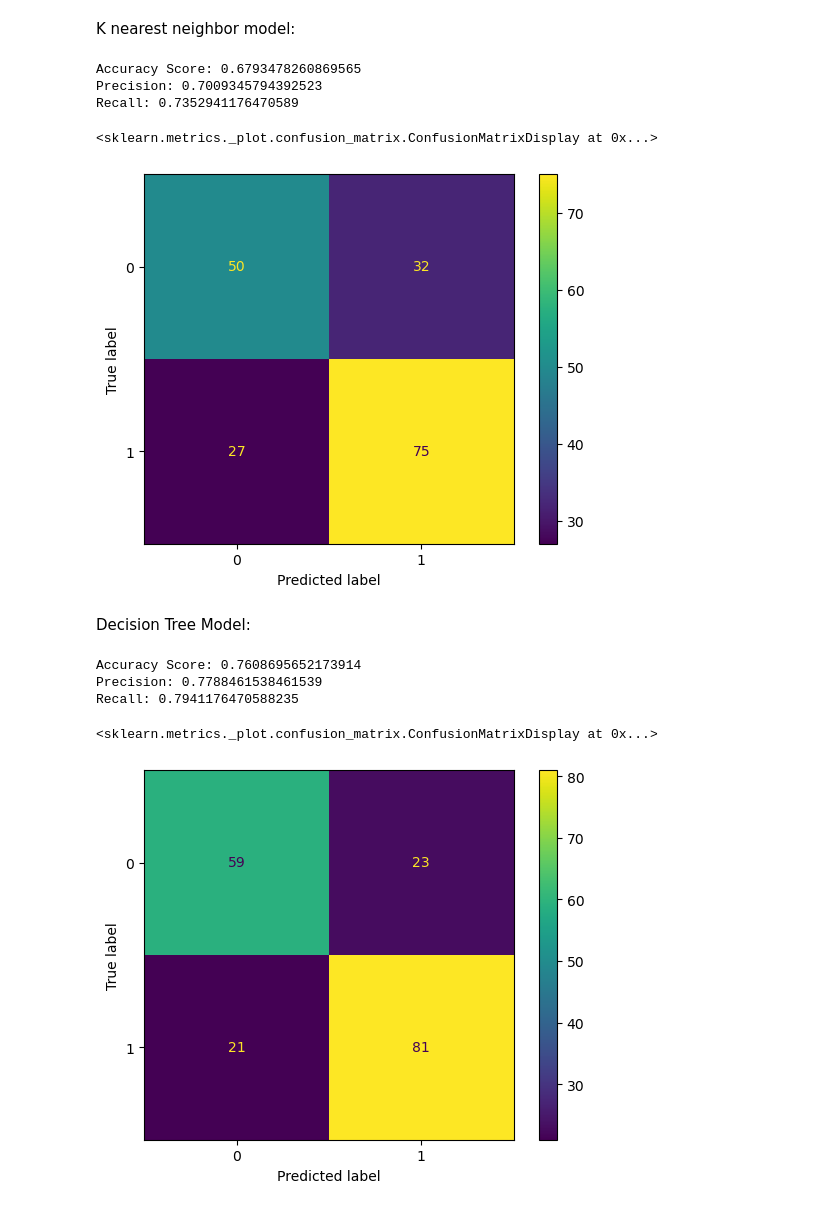
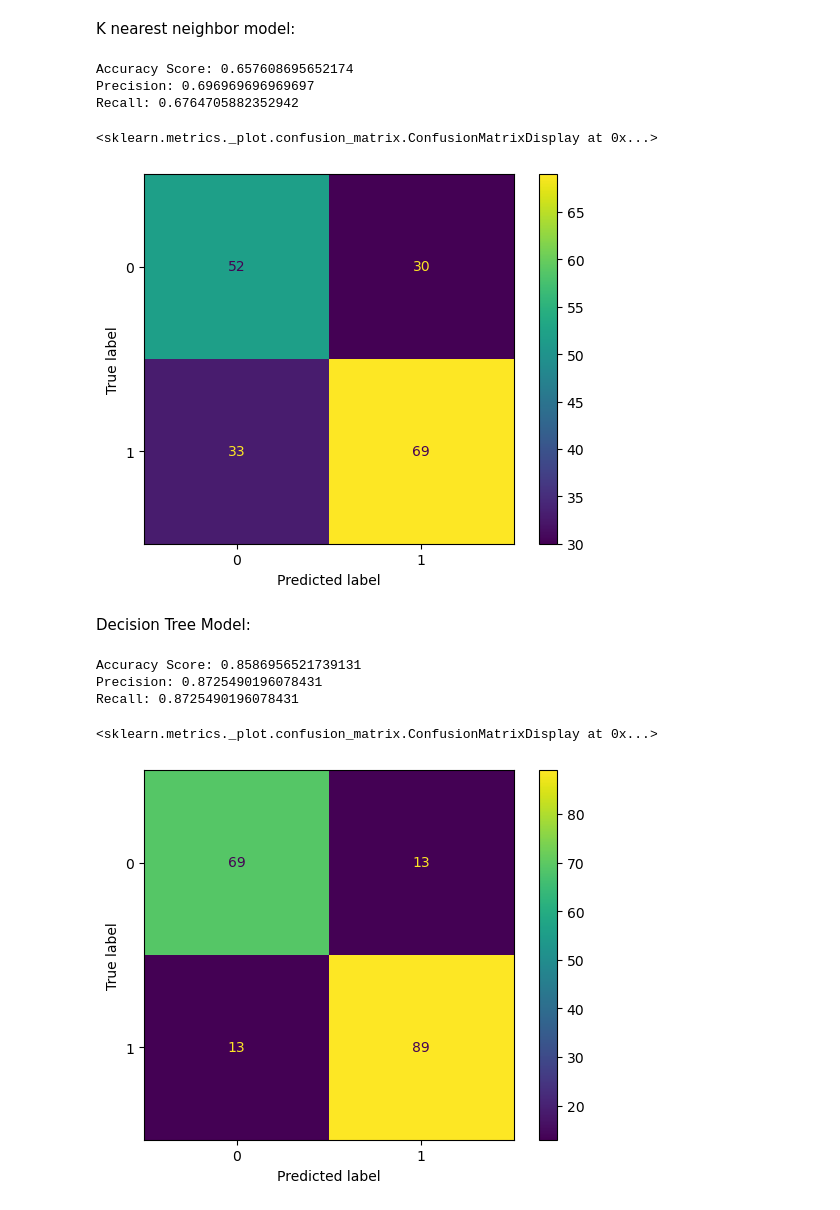
Before and after one commit to MatthewThompson35/DataAnalyticsProject3, a Jupyter notebook: Project3_MatthewThompson.ipynb, the cells around one changed output. Drawn from its saved outputs; the diff is of its cells as text; code cells hidden in the pictures.

```diff
--- a/Project3_MatthewThompson.ipynb
+++ b/Project3_MatthewThompson.ipynb
@@ -308,8 +310,8 @@ Recall: 0.8725490196078431
 K nearest neighbor model:
 # %%
 from sklearn.neighbors import KNeighborsClassifier
-knn = KNeighborsClassifier(n_neighbors=11)
-knn.fit(x_train, y_train)
+knn = KNeighborsClassifier(n_neighbors=8, metric='minkowski', p=2 )
+knn.fit(oversampled_x, oversampled_y.values.ravel())
 
 test_pred_knn = knn.predict(x_test)
 
@@ -318,28 +320,30 @@ print(f"Precision: {precision_score(y_test, test_pred_knn)}")
 print(f"Recall: {recall_score(y_test, test_pred_knn)}")
 ConfusionMatrixDisplay.from_estimator(knn, x_test, y_test)
 # %% [output]
-Accuracy Score: 0.6793478260869565
-Precision: 0.7009345794392523
-Recall: 0.7352941176470589
+Accuracy Score: 0.657608695652174
+Precision: 0.696969696969697
+Recall: 0.6764705882352942
 <sklearn.metrics._plot.confusion_matrix.ConfusionMatrixDisplay at 0x...>
-[figure, old version]
+[figure, new version]
 # %% [markdown]
 Decision Tree Model:
 # %%
 from sklearn.tree import DecisionTreeClassifier
-dt = DecisionTreeClassifier(random_state=42)
+from sklearn import tree
+
+dt = tree.DecisionTreeClassifier(max_depth=3)
 dt.fit(oversampled_x, oversampled_y.values.ravel())
 
 test_pred_dt = dt.predict(x_test)
 
 print(f'Accuracy Score: {accuracy_score(y_test, test_pred_dt)}')
 print(f"Precision: {precision_score(y_test, test_pred_dt)}")
 print(f"Recall: {recall_score(y_test, test_pred_dt)}")
 ConfusionMatrixDisplay.from_estimator(dt, x_test, y_test)
 # %% [output]
-Accuracy Score: 0.7608695652173914
-Precision: 0.7788461538461539
-Recall: 0.7941176470588235
+Accuracy Score: 0.8586956521739131
+Precision: 0.8725490196078431
+Recall: 0.8725490196078431
 <sklearn.metrics._plot.confusion_matrix.ConfusionMatrixDisplay at 0x...>
-[figure, old version]
+[figure, new version]
 # %% [markdown]
```
Also changed, not shown: parts of 14 cells of this notebook, 1 other file.
